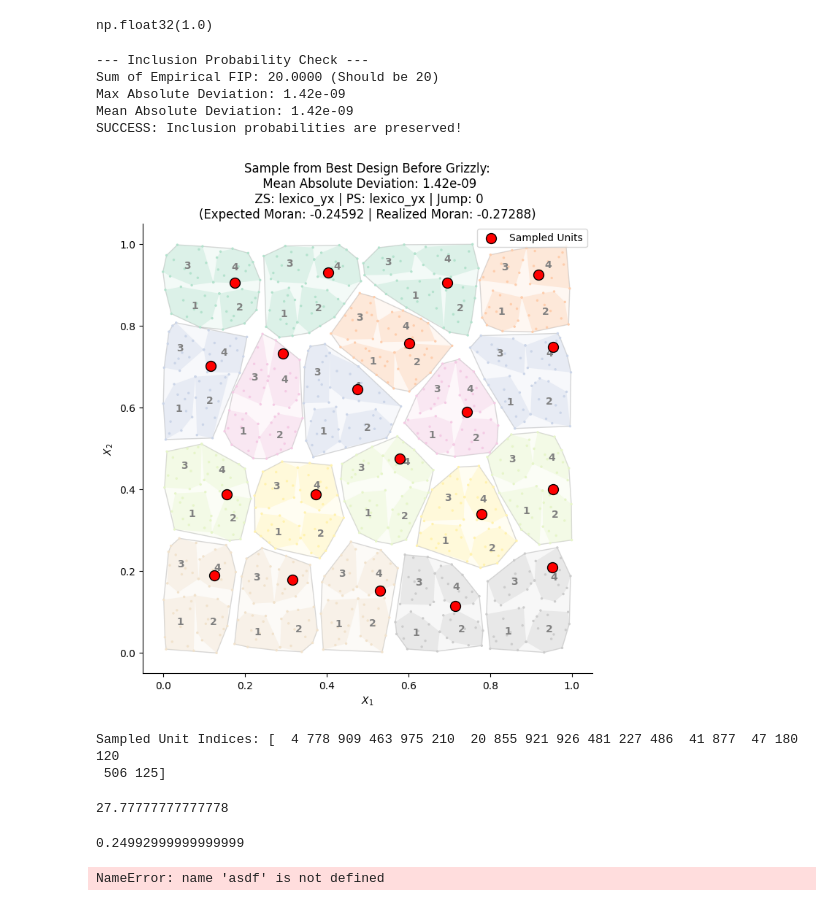
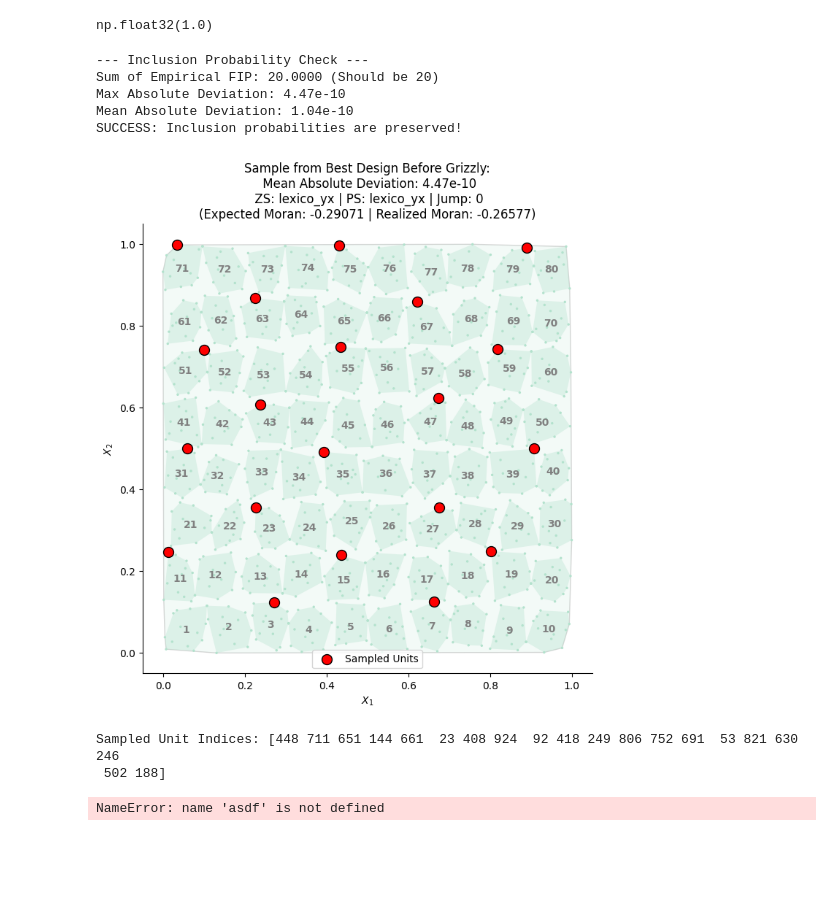
Before and after one commit to mehdimhb/graphical-sampling, a Jupyter notebook: simulations/jupyters/sampling.ipynb, the cells around one changed output. Drawn from its saved outputs; the diff is of its cells as text; code cells hidden in the pictures; blank space fills up the shorter version.

```diff
--- a/simulations/jupyters/sampling.ipynb
+++ b/simulations/jupyters/sampling.ipynb
@@ -135,10 +133,11 @@ df = popus(n)[popu]
 df = rotate_population(df.copy(),0)
 N = len(df)
 
-r_sample_per_cluster = 1
-centroid_grid_x = 10
-num_zones_cluster = [1]
-num_zones_sweep = [(2, 2)]
+r_sample_per_cluster = n
+centroid_grid_x = 1
+centroid_grid_x_zone = 9
+num_zones_cluster = [100]
+num_zones_sweep = [(10, 8)]
 num_splits = [1]
 topological = True
 shift_jumps = [0,]
@@ -148,6 +147,7 @@ shuffle=False
 target_df = df
 coords_data = target_df[['coord_x', 'coord_y']].to_numpy()
 inclusions_data = target_df[ep_or_up].to_numpy()
+# np.random.seed(123)
 # inclusions_data = inclusion_probabilities(np.random.random(N), n)
 # print(inclusions_data)
 variable_data = target_df['z'].to_numpy() if 'z' in target_df.columns else inclusions_data
@@ -165,6 +165,7 @@ fbn = gs.clustering.FIPBalancedNMeans(
 
 fbn.fit(pop)
 fbn.fit_zones(num_zones=num_zones_sweep[0], mode='sweep_yx')
+# fbn.fit_zones(num_zones=num_zones_cluster[0], mode='cluster')
 
 # --- Visualization ---
 fbn.plot(mode='soft')
@@ -180,13 +181,16 @@ point_strategies = ['None' ,'lexico_yx', 'projection', 'spiral', 'angle',
                     'dist_from_origin', 'dist_from_centroids', 'max_coord', 'lexico_xy', 'snake', 'knight_move']
 
 point_strategies = ['knight_move', 'snake', 'lexico_xy', 'lexico_yx']
+point_strategies = ['lexico_yx']
 
 zone_strategies = [ 'None' ,'lexico_yx', 'projection', 'spiral', 'angle',
                    'dist_from_origin', 'dist_from_centroids', 'max_coord', 'lexico_xy', 'snake', 'knight_move']
 
 zone_strategies = ['knight_move', 'snake', 'lexico_xy', 'lexico_yx']
+#
+zone_strategies = ['lexico_yx']
 zone_modes = ['sweep_xy', 'sweep_yx']
-# zone_modes = ['sweep_yx']
+#zone_modes = ['cluster']
 # Ensure shift_jumps is defined in your notebook before this
 
 initial_designs = []
@@ -211,7 +215,7 @@ for point_strategy, zone_strategy, zone_mode, num_split, shift_jump in pbar:
             centroid_grid_x=centroid_grid_x,
             r_sample_per_cluster=r_sample_per_cluster,
             init_clust_method='expanded',
-            split_size=1
+            split_size=0.1
         )
         fbn.fit(pop)
         fbn.fit_zones(num_zones=num_zones, mode=zone_mode)
@@ -228,7 +232,8 @@ for point_strategy, zone_strategy, zone_mode, num_split, shift_jump in pbar:
                 topological=topological,
                 shift_jump=shift_jump,
                 shuffle=shuffle,
-                grid_dims=num_zones,
+                # THE FIX: Only pass as tuple, otherwise let it auto-calculate
+                grid_dims=num_zones if isinstance(num_zones, tuple) else None,
             )
 
             # 3. Create Design
@@ -299,7 +314,7 @@ np.float32(1.0)
 import numpy as np
 
 # 1. Get the empirical FIP (calculated from your repaired samples)
-empirical_fip = design.fip
+empirical_fip = initial_design.fip
 # 2. Get the target FIP (the ones originally defined in the population)
 target_fip = design.pop.inclusions
 
@@ -320,8 +335,8 @@ else:
 # %% [output]
 --- Inclusion Probability Check ---
 Sum of Empirical FIP: 20.0000 (Should be 20)
-Max Absolute Deviation: 1.42e-09
-Mean Absolute Deviation: 1.42e-09
+Max Absolute Deviation: 4.47e-10
+Mean Absolute Deviation: 1.04e-10
 SUCCESS: Inclusion probabilities are preserved!
 # %%
 import matplotlib.pyplot as plt
@@ -335,45 +350,37 @@ best_design = initial_design
 
 # 3. Draw the background (Clustering and Zones)
 fbn.plot(mode='soft', ax=ax)
 
 # 4. Extract a SINGLE sample (2D array: 1 row, n columns)
 sample_indices_2d = best_design.sample(1)
 sample_indices = sample_indices_2d[0]
 
 # 5. Calculate Moran for this SPECIFIC realization
 # We use the Moran indexer on the current coordinates
 realized_moran = Moran(best_design.pop).score(sample_indices_2d)[0]
 
 # 6. Scatter the sampled points in Red
 all_coords = best_design.pop.coords
 ax.scatter(
     all_coords[sample_indices, 0],
     all_coords[sample_indices, 1],
     color='red',
     s=100,
     edgecolors='black',
     label='Sampled Units',
     zorder=15
 )
 
 # 7. Update title with both Expected and Realized Moran
-ax.set_title(f"Sample from Best Design Before Grizzly:\n Mean Absolute Deviation: {np.abs(diff).mean():.2e}\n ZS: {str(zone_strategy):<5} | PS: {str(point_strategy):<5} | Jump: {shift_jump}\n(Expected Moran: {best_design.moran[0]:.5f} | Realized Moran: {realized_moran:.5f})")
+ax.set_title(f"Sample from Best Design Before Grizzly:\n Mean Absolute Deviation: {np.abs(diff).max():.2e}\n ZS: {best[2]} | PS: {best[3]} | Jump: {shift_jump}\n(Expected Moran: {best_design.moran[0]:.5f} | Realized Moran: {realized_moran:.5f})")
 ax.legend()
 plt.show()
 
 print(f"Sampled Unit Indices: {sample_indices}")
 # %% [output]
-[figure, old version]
+[figure, new version]
-Sampled Unit Indices: [  4 778 909 463 975 210  20 855 921 926 481 227 486  41 877  47 180 120
- 506 125]
+Sampled Unit Indices: [448 711 651 144 661  23 408 924  92 418 249 806 752 691  53 821 630 246
+ 502 188]
-# %%
-1000/36
-# %% [output]
-27.77777777777778
-# %%
-27.77 * 0.009
-# %% [output]
-0.24992999999999999
 # %%
 print(asdf)
 # %% [output]
```
Also changed, not shown: parts of 4 cells of this notebook, 3 other files.
